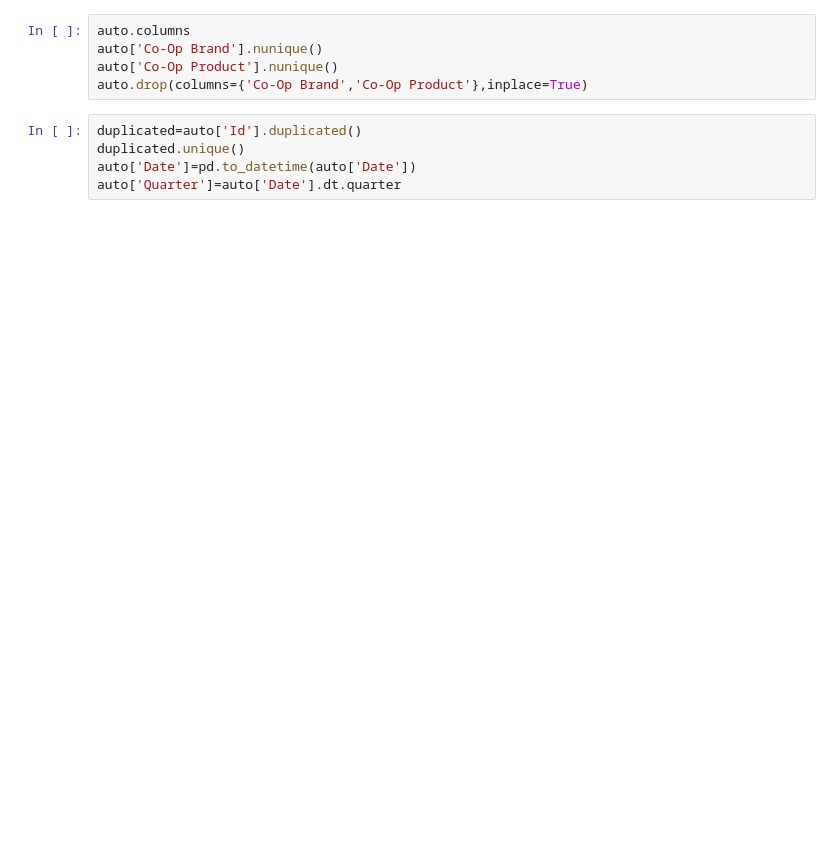
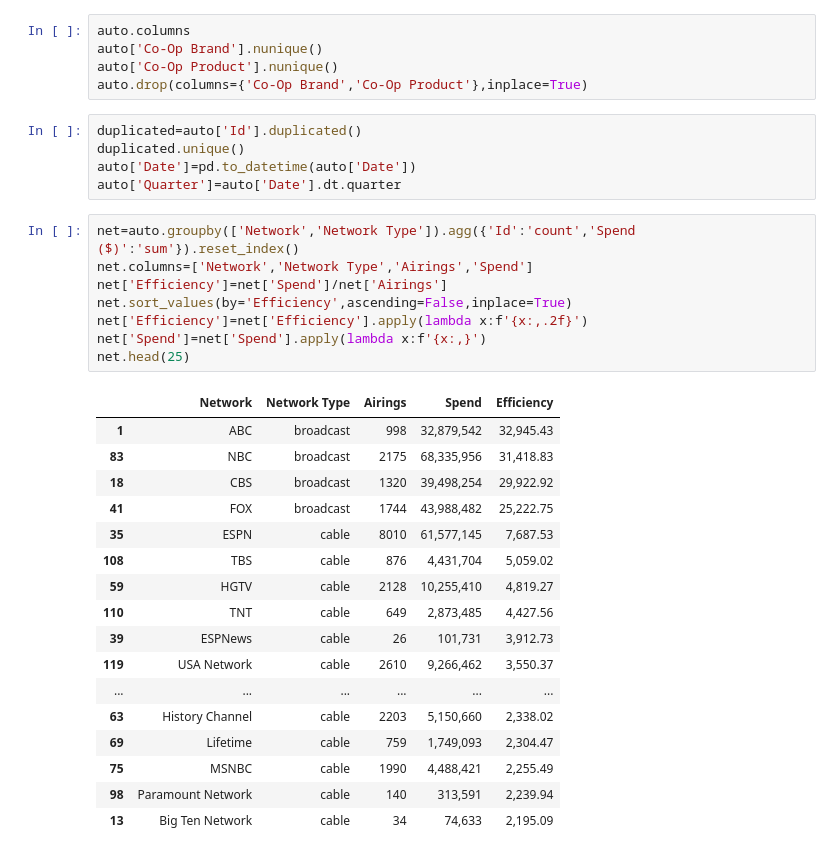
Before and after one commit to AyanDasIITD/Data_Analytics, a Jupyter notebook: LG.ipynb, the cells around one changed output. Drawn from its saved outputs; the diff is of its cells as text; blank space fills up the shorter version.

```diff
--- a/LG.ipynb
+++ b/LG.ipynb
@@ -38,3 +48,29 @@ duplicated=auto['Id'].duplicated()
 duplicated.unique()
 auto['Date']=pd.to_datetime(auto['Date'])
 auto['Quarter']=auto['Date'].dt.quarter
+# %%
+net=auto.groupby(['Network','Network Type']).agg({'Id':'count','Spend ($)':'sum'}).reset_index()
+net.columns=['Network','Network Type','Airings','Spend']
+net['Efficiency']=net['Spend']/net['Airings']
+net.sort_values(by='Efficiency',ascending=False,inplace=True)
+net['Efficiency']=net['Efficiency'].apply(lambda x:f'{x:,.2f}')
+net['Spend']=net['Spend'].apply(lambda x:f'{x:,}')
+net.head(25)
+# %% [output]
+|  | Network | Network Type | Airings | Spend | Efficiency |
+| 1 | ABC | broadcast | 998 | 32,879,542 | 32,945.43 |
+| 83 | NBC | broadcast | 2175 | 68,335,956 | 31,418.83 |
+| 18 | CBS | broadcast | 1320 | 39,498,254 | 29,922.92 |
+| 41 | FOX | broadcast | 1744 | 43,988,482 | 25,222.75 |
+| 35 | ESPN | cable | 8010 | 61,577,145 | 7,687.53 |
+| 108 | TBS | cable | 876 | 4,431,704 | 5,059.02 |
+| 59 | HGTV | cable | 2128 | 10,255,410 | 4,819.27 |
+| 110 | TNT | cable | 649 | 2,873,485 | 4,427.56 |
+| 39 | ESPNews | cable | 26 | 101,731 | 3,912.73 |
+| 119 | USA Network | cable | 2610 | 9,266,462 | 3,550.37 |
+| ... | ... | ... | ... | ... | ... |
+| 63 | History Channel | cable | 2203 | 5,150,660 | 2,338.02 |
+| 69 | Lifetime | cable | 759 | 1,749,093 | 2,304.47 |
+| 75 | MSNBC | cable | 1990 | 4,488,421 | 2,255.49 |
+| 98 | Paramount Network | cable | 140 | 313,591 | 2,239.94 |
+| 13 | Big Ten Network | cable | 34 | 74,633 | 2,195.09 |
```
Also changed, not shown: parts of 13 cells of this notebook, 2 other files.
